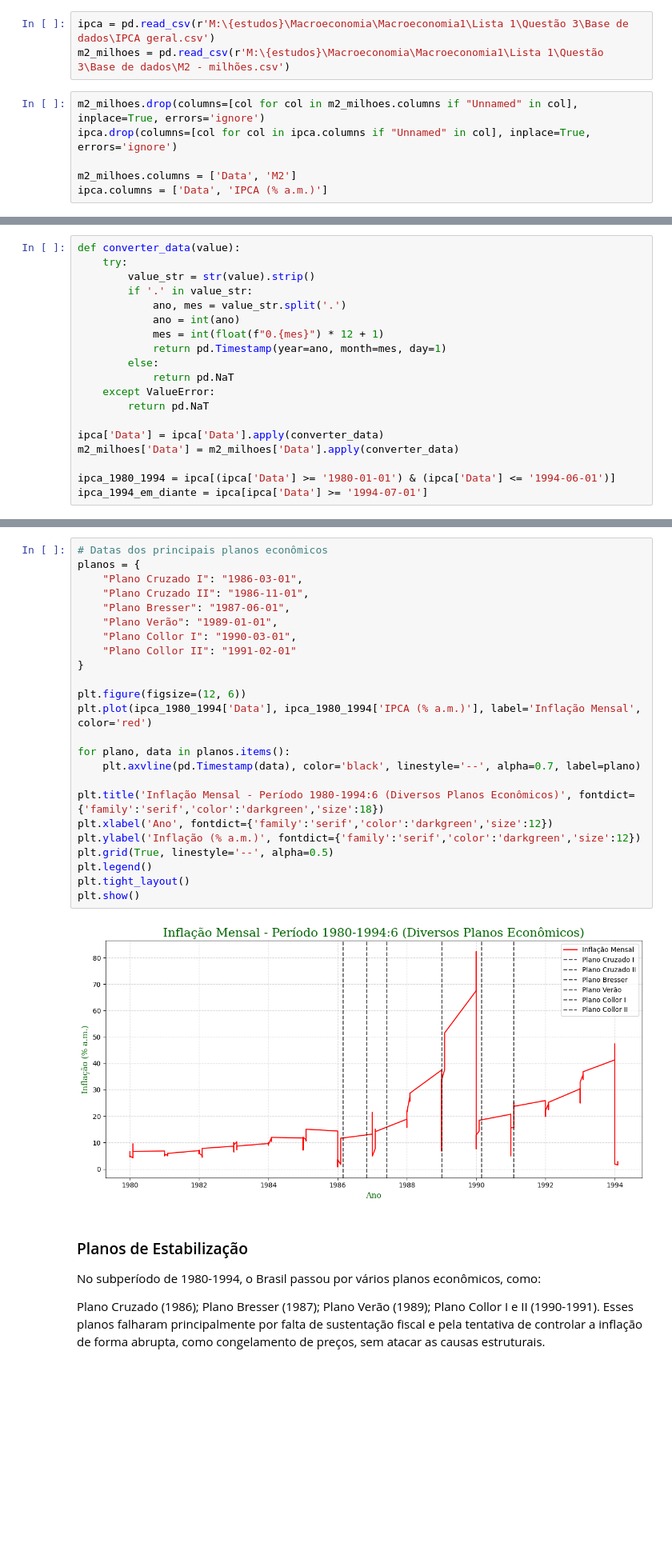
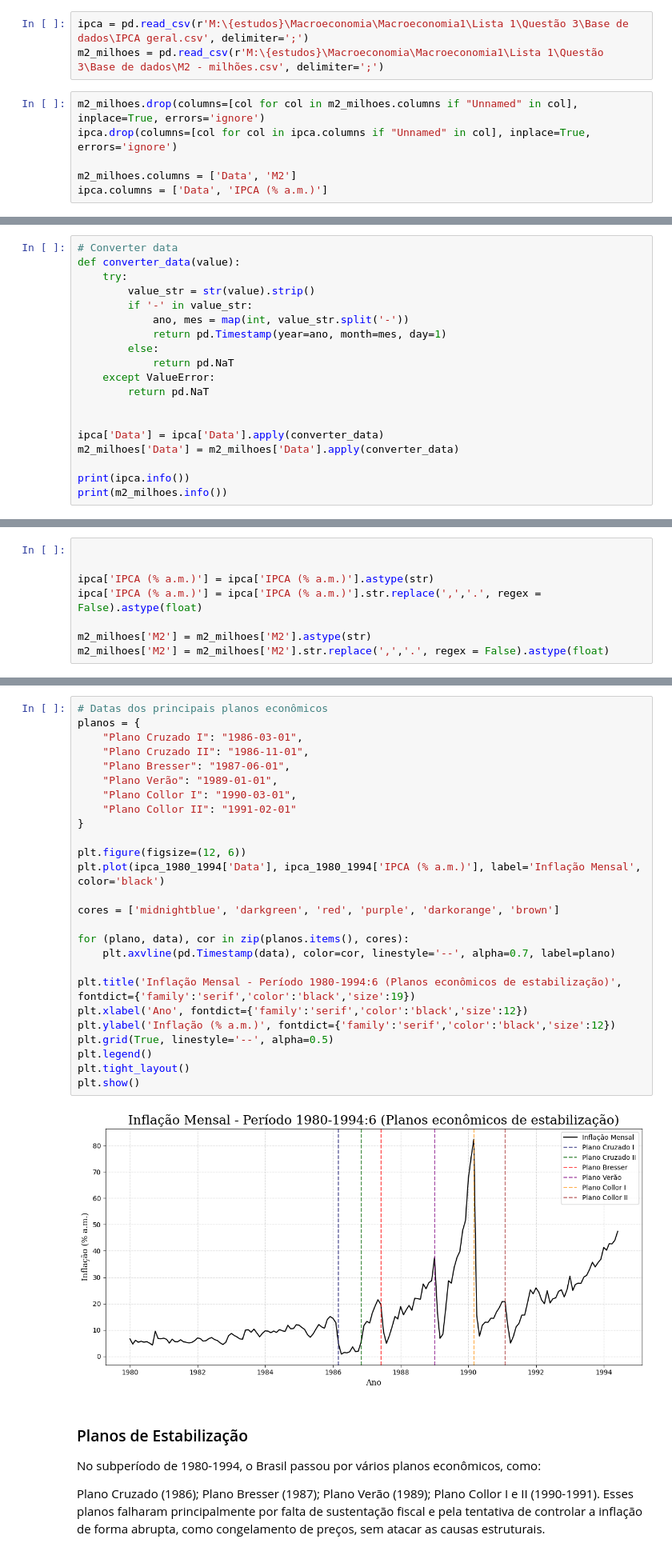
Before and after one commit to meduardajustino/Macroeconomia1, a Jupyter notebook: Lista 1/Questão 3/Questão_3.ipynb, the cells around one changed output, grey strips where cells are left out. Shown: that part at 80% size. Cells and saved outputs as stored; diff of their text form; blank space fills up the shorter version.

```diff
--- a/Lista 1/Questão 3/Questão_3.ipynb
+++ b/Lista 1/Questão 3/Questão_3.ipynb
@@ -13,8 +11,8 @@ import pandas as pd
 import matplotlib.pyplot as plt
 import numpy as np
 # %%
-ipca = pd.read_csv(r'M:\{estudos}\Macroeconomia\Macroeconomia1\Lista 1\Questão 3\Base de dados\IPCA geral.csv')
-m2_milhoes = pd.read_csv(r'M:\{estudos}\Macroeconomia\Macroeconomia1\Lista 1\Questão 3\Base de dados\M2 - milhões.csv')
+ipca = pd.read_csv(r'M:\{estudos}\Macroeconomia\Macroeconomia1\Lista 1\Questão 3\Base de dados\IPCA geral.csv', delimiter=';')
+m2_milhoes = pd.read_csv(r'M:\{estudos}\Macroeconomia\Macroeconomia1\Lista 1\Questão 3\Base de dados\M2 - milhões.csv', delimiter=';')
 # %%
 m2_milhoes.drop(columns=[col for col in m2_milhoes.columns if "Unnamed" in col], inplace=True, errors='ignore')
 ipca.drop(columns=[col for col in ipca.columns if "Unnamed" in col], inplace=True, errors='ignore')
@@ -38,19 +22,19 @@ m2_milhoes.head(10)
 # %%
+# Converter data
 def converter_data(value):
     try:
         value_str = str(value).strip()
-        if '.' in value_str:
-            ano, mes = value_str.split('.')
-            ano = int(ano)
-            mes = int(float(f"0.{mes}") * 12 + 1)
+        if '-' in value_str:
+            ano, mes = map(int, value_str.split('-'))
             return pd.Timestamp(year=ano, month=mes, day=1)
         else:
             return pd.NaT
     except ValueError:
         return pd.NaT
 
+
 ipca['Data'] = ipca['Data'].apply(converter_data)
 m2_milhoes['Data'] = m2_milhoes['Data'].apply(converter_data)
 
-ipca_1980_1994 = ipca[(ipca['Data'] >= '1980-01-01') & (ipca['Data'] <= '1994-06-01')]
-ipca_1994_em_diante = ipca[ipca['Data'] >= '1994-07-01']
+print(ipca.info())
+print(m2_milhoes.info())
@@ -56,0 +62,8 @@ ipca_1994_em_diante = ipca[ipca['Data'] >= '1994-07-01']
+# %%
+
+
+ipca['IPCA (% a.m.)'] = ipca['IPCA (% a.m.)'].astype(str)
+ipca['IPCA (% a.m.)'] = ipca['IPCA (% a.m.)'].str.replace(',','.', regex = False).astype(float)
+
+m2_milhoes['M2'] = m2_milhoes['M2'].astype(str)
+m2_milhoes['M2'] = m2_milhoes['M2'].str.replace(',','.', regex = False).astype(float)
@@ -93,29 +117,31 @@ plt.show()
 # %%
 # Datas dos principais planos econômicos
 planos = {
     "Plano Cruzado I": "1986-03-01",
     "Plano Cruzado II": "1986-11-01",
     "Plano Bresser": "1987-06-01",
     "Plano Verão": "1989-01-01",
     "Plano Collor I": "1990-03-01",
     "Plano Collor II": "1991-02-01"
 }
 
 plt.figure(figsize=(12, 6))
-plt.plot(ipca_1980_1994['Data'], ipca_1980_1994['IPCA (% a.m.)'], label='Inflação Mensal', color='red')
+plt.plot(ipca_1980_1994['Data'], ipca_1980_1994['IPCA (% a.m.)'], label='Inflação Mensal', color='black')
 
-for plano, data in planos.items():
-    plt.axvline(pd.Timestamp(data), color='black', linestyle='--', alpha=0.7, label=plano)
+cores = ['midnightblue', 'darkgreen', 'red', 'purple', 'darkorange', 'brown']
 
-plt.title('Inflação Mensal - Período 1980-1994:6 (Diversos Planos Econômicos)', fontdict={'family':'serif','color':'darkgreen','size':18})
-plt.xlabel('Ano', fontdict={'family':'serif','color':'darkgreen','size':12})
-plt.ylabel('Inflação (% a.m.)', fontdict={'family':'serif','color':'darkgreen','size':12})
+for (plano, data), cor in zip(planos.items(), cores):
+    plt.axvline(pd.Timestamp(data), color=cor, linestyle='--', alpha=0.7, label=plano)
+
+plt.title('Inflação Mensal - Período 1980-1994:6 (Planos econômicos de estabilização)', fontdict={'family':'serif','color':'black','size':19})
+plt.xlabel('Ano', fontdict={'family':'serif','color':'black','size':12})
+plt.ylabel('Inflação (% a.m.)', fontdict={'family':'serif','color':'black','size':12})
 plt.grid(True, linestyle='--', alpha=0.5)
 plt.legend()
 plt.tight_layout()
 plt.show()
 # %% [output]
-[figure, old version]
+[figure, new version]
 # %% [markdown]
 ### Planos de Estabilização
 No subperíodo de 1980-1994, o Brasil passou por vários planos econômicos, como:
```
Also changed, not shown: parts of 14 cells of this notebook, 9 other files.
